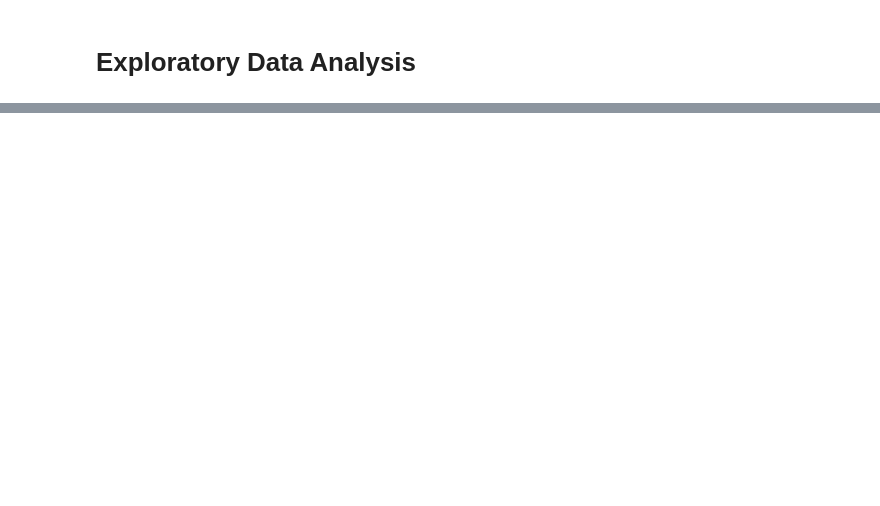
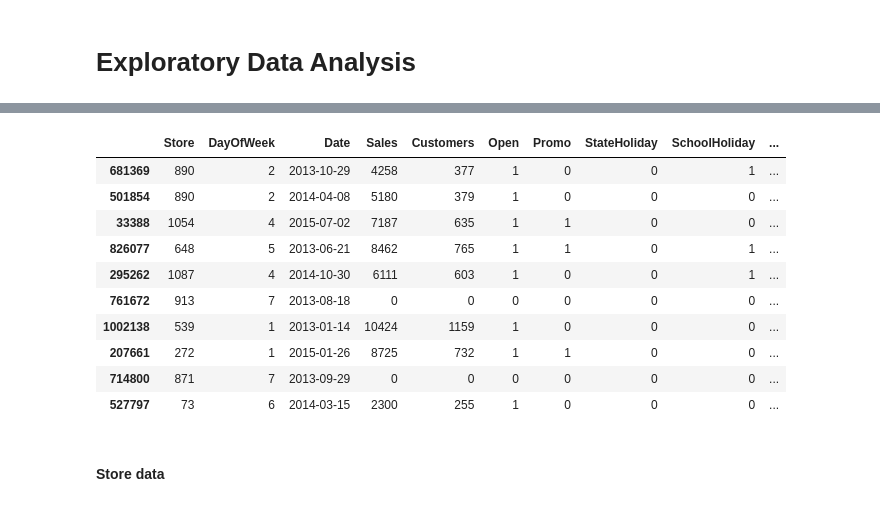
Before and after one commit to hewanm/sales-prediction, a Jupyter notebook: notebooks/eda.ipynb, the cells around one changed output, grey strips where cells are left out. Cells and saved outputs as stored; diff of their text form; code cells hidden in the pictures; blank space fills up the shorter version.

Commit message:
data cleaning

```diff
--- a/notebooks/eda.ipynb
+++ b/notebooks/eda.ipynb
@@ -26,0 +21,3 @@ FileNotFoundError: [Errno 2] No such file or directory: 'stock_data/stocks_data_
+# %%
+warnings.filterwarnings('ignore')
+pd.set_option('display.max_columns', 50)
@@ -26,0 +26,3 @@ FileNotFoundError: [Errno 2] No such file or directory: 'stock_data/stocks_data_
+# %%
+# create a FileHandler object
+file_handler = FileHandler()
@@ -26,0 +45,4 @@ FileNotFoundError: [Errno 2] No such file or directory: 'stock_data/stocks_data_
+# %%
+# reading the sales training csv file
+train_df = file_handler.read_csv("../data/train.csv")
+train_df.head(10)
@@ -26,0 +567,6 @@ FileNotFoundError: [Errno 2] No such file or directory: 'stock_data/stocks_data_
+# %%
+train_df['Year'] = train_df['Date'].apply(lambda x: x.year)
+train_df['Month'] = train_df['Date'].apply(lambda x: x.month)
+train_df['DayOfMonth'] = train_df['Date'].apply(lambda x: x.day)
+train_df['WeekOfYear'] = train_df['Date'].apply(lambda x: x.weekofyear)
+train_df['weekday'] = train_df['DayOfWeek'].apply(lambda x: 0 if (x in [6, 7]) else 1)
@@ -26,0 +593,16 @@ FileNotFoundError: [Errno 2] No such file or directory: 'stock_data/stocks_data_
+# %%
+train_df.sample(10)
+# %% [output]
+|  | Store | DayOfWeek | Date | Sales | Customers | Open | Promo | StateHoliday | SchoolHoliday | ... |
+| 681369 | 890 | 2 | 2013-10-29 | 4258 | 377 | 1 | 0 | 0 | 1 | ... |
+| 501854 | 890 | 2 | 2014-04-08 | 5180 | 379 | 1 | 0 | 0 | 0 | ... |
+| 33388 | 1054 | 4 | 2015-07-02 | 7187 | 635 | 1 | 1 | 0 | 0 | ... |
+| 826077 | 648 | 5 | 2013-06-21 | 8462 | 765 | 1 | 1 | 0 | 1 | ... |
+| 295262 | 1087 | 4 | 2014-10-30 | 6111 | 603 | 1 | 0 | 0 | 1 | ... |
+| 761672 | 913 | 7 | 2013-08-18 | 0 | 0 | 0 | 0 | 0 | 0 | ... |
+| 1002138 | 539 | 1 | 2013-01-14 | 10424 | 1159 | 1 | 0 | 0 | 0 | ... |
+| 207661 | 272 | 1 | 2015-01-26 | 8725 | 732 | 1 | 1 | 0 | 0 | ... |
+| 714800 | 871 | 7 | 2013-09-29 | 0 | 0 | 0 | 0 | 0 | 0 | ... |
+| 527797 | 73 | 6 | 2014-03-15 | 2300 | 255 | 1 | 0 | 0 | 0 | ... |
+# %% [markdown]
+#### Store data
```
Also changed, not shown: parts of 110 cells of this notebook, 8 other files.
